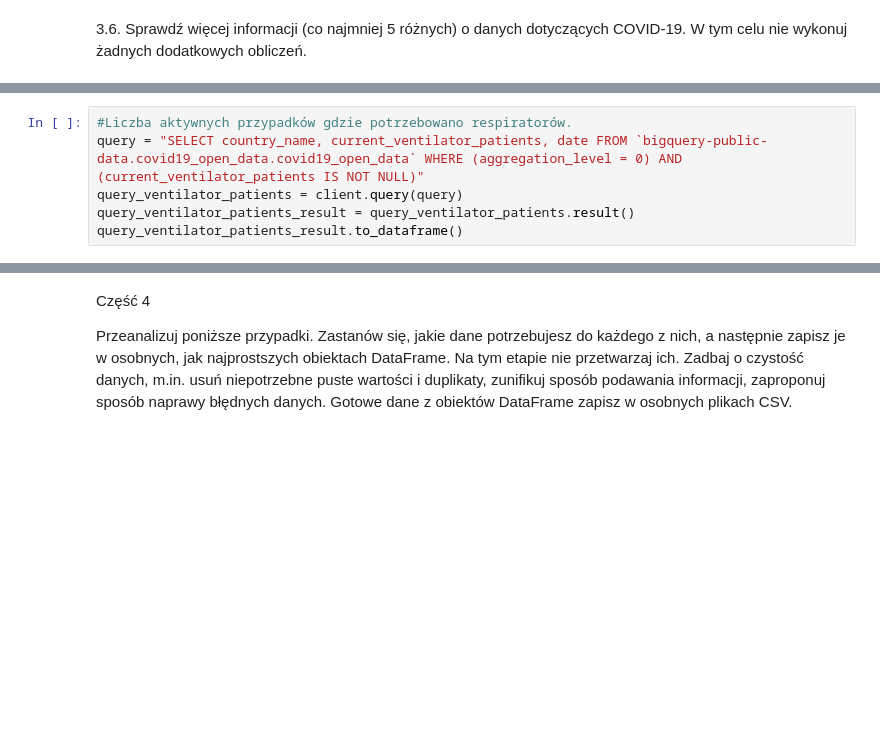
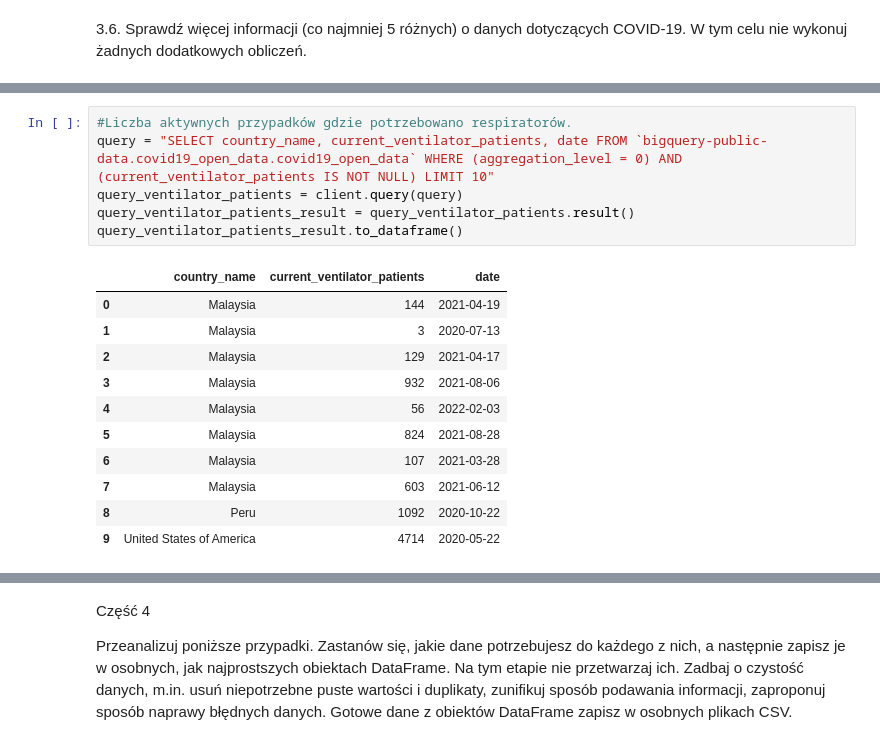
Before and after one commit to qmacdom/BigData, a Jupyter notebook: BigDataNotebook.ipynb, the cells around one changed output, grey strips where cells are left out. Saved outputs shown, nothing was run; the diff lists cells and outputs as text; blank space fills up the shorter version.

```diff
--- a/BigDataNotebook.ipynb
+++ b/BigDataNotebook.ipynb
@@ -123,9 +171,21 @@ query_life_expectancy_result.to_dataframe()
 # %%
 #Liczba aktywnych przypadków gdzie potrzebowano respiratorów.
-query = "SELECT country_name, current_ventilator_patients, date FROM `bigquery-public-data.covid19_open_data.covid19_open_data` WHERE (aggregation_level = 0) AND (current_ventilator_patients IS NOT NULL)"
+query = "SELECT country_name, current_ventilator_patients, date FROM `bigquery-public-data.covid19_open_data.covid19_open_data` WHERE (aggregation_level = 0) AND (current_ventilator_patients IS NOT NULL) LIMIT 10"
 query_ventilator_patients = client.query(query)
 query_ventilator_patients_result = query_ventilator_patients.result()
 query_ventilator_patients_result.to_dataframe()
+# %% [output]
+|  | country_name | current_ventilator_patients | date |
+| 0 | Malaysia | 144 | 2021-04-19 |
+| 1 | Malaysia | 3 | 2020-07-13 |
+| 2 | Malaysia | 129 | 2021-04-17 |
+| 3 | Malaysia | 932 | 2021-08-06 |
+| 4 | Malaysia | 56 | 2022-02-03 |
+| 5 | Malaysia | 824 | 2021-08-28 |
+| 6 | Malaysia | 107 | 2021-03-28 |
+| 7 | Malaysia | 603 | 2021-06-12 |
+| 8 | Peru | 1092 | 2020-10-22 |
+| 9 | United States of America | 4714 | 2020-05-22 |
 # %%
 # kraje w ktorych wiecej ludzi zyje na wsi niz w miastach
 query = "SELECT DISTINCT country_name, population_urban , population_rural FROM `bigquery-public-data.covid19_open_data.covid19_open_data` WHERE (aggregation_level = 0) AND (population_urban IS NOT NULL) AND (population_rural IS NOT NULL) AND (population_rural > population_urban)"
```
Also changed, not shown: parts of 17 cells of this notebook.
